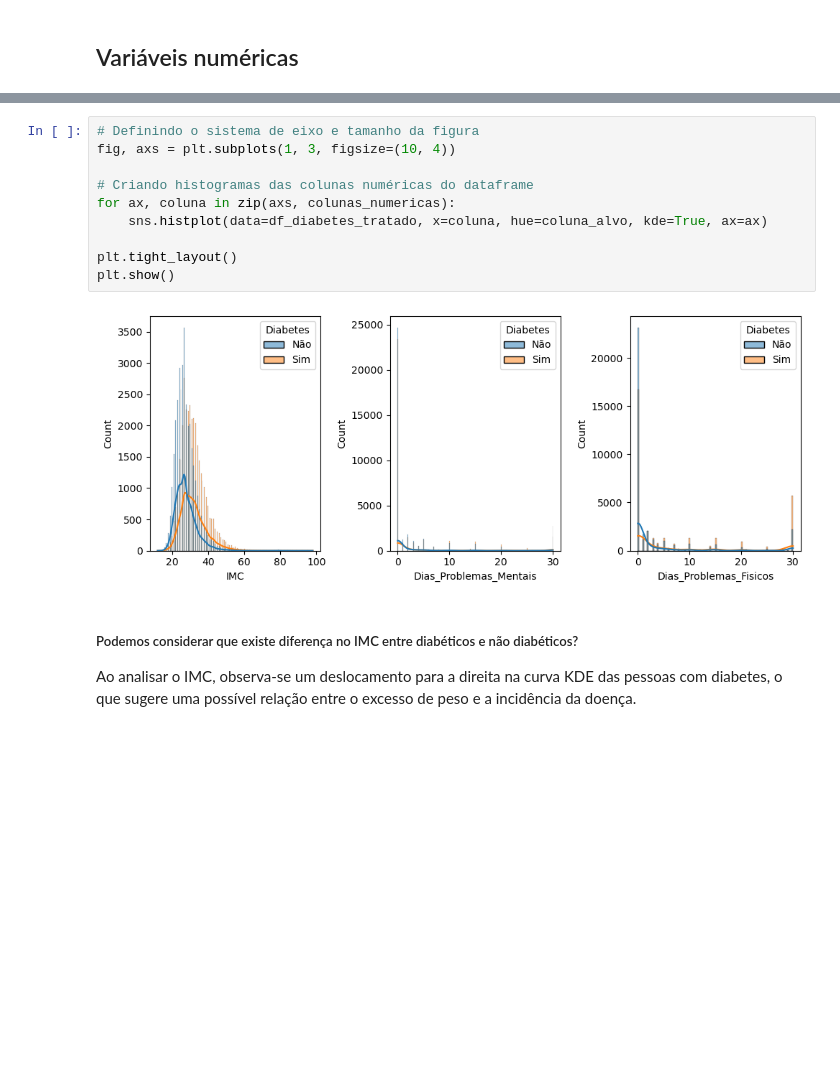
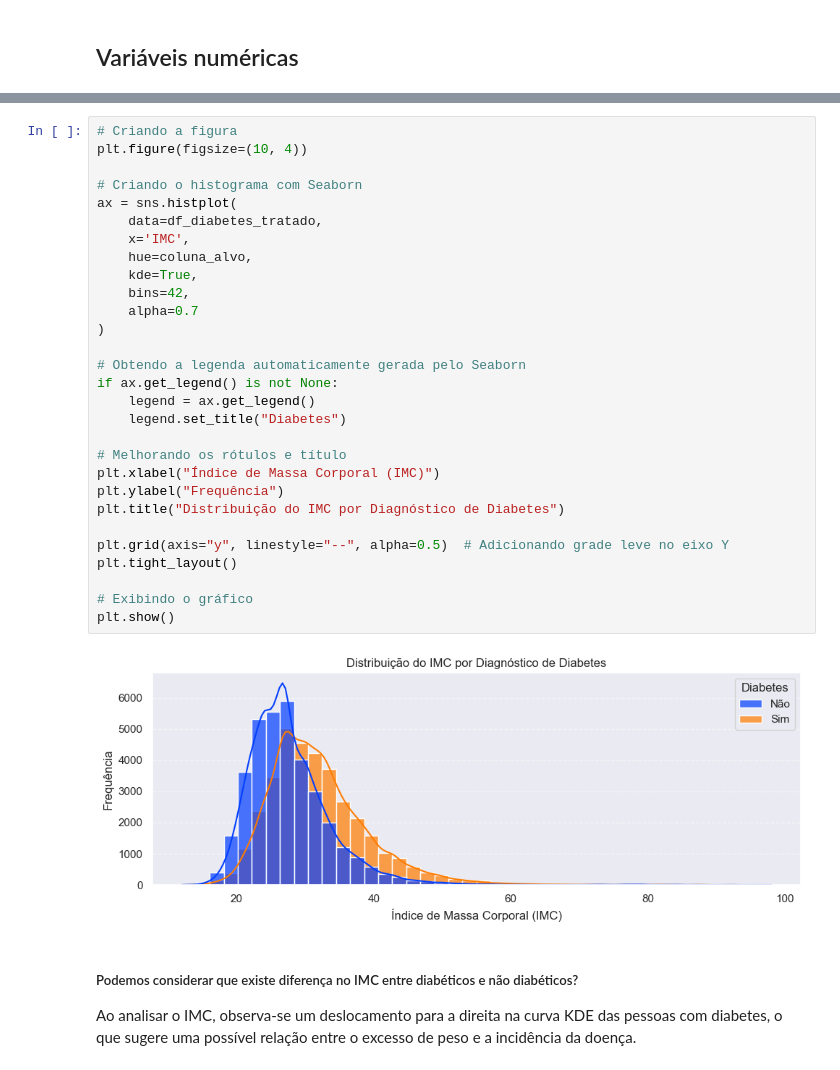
Before and after one commit to DanFalcari/Projeto_diabetes, a Jupyter notebook: notebooks/02_projeto_diabetes_analise_visualizacao_dados.ipynb, the cells around one changed output, grey strips where cells are left out. Cells and saved outputs as stored; diff of their text form; blank space fills up the shorter version.

Commit message:
Alterações imagens e finalização do projeto

```diff
--- a/notebooks/02_projeto_diabetes_analise_visualizacao_dados.ipynb
+++ b/notebooks/02_projeto_diabetes_analise_visualizacao_dados.ipynb
@@ -165,15 +166,34 @@ plt.show()
-# %%
-# Definindo o sistema de eixo e tamanho da figura
-fig, axs = plt.subplots(1, 3, figsize=(10, 4))
-
-# Criando histogramas das colunas numéricas do dataframe
-for ax, coluna in zip(axs, colunas_numericas):
-    sns.histplot(data=df_diabetes_tratado, x=coluna, hue=coluna_alvo, kde=True, ax=ax)
-
-plt.tight_layout()
-plt.show()
-# %% [output]
-[figure, removed]
+# %%
+# Criando a figura
+plt.figure(figsize=(10, 4))
+
+# Criando o histograma com Seaborn
+ax = sns.histplot(
+    data=df_diabetes_tratado,
+    x='IMC',
+    hue=coluna_alvo,
+    kde=True,
+    bins=42,
+    alpha=0.7
+)
+
+# Obtendo a legenda automaticamente gerada pelo Seaborn
+if ax.get_legend() is not None:
+    legend = ax.get_legend()
+    legend.set_title("Diabetes")
+
+# Melhorando os rótulos e título
+plt.xlabel("Índice de Massa Corporal (IMC)")
+plt.ylabel("Frequência")
+plt.title("Distribuição do IMC por Diagnóstico de Diabetes")
+
+plt.grid(axis="y", linestyle="--", alpha=0.5)  # Adicionando grade leve no eixo Y
+plt.tight_layout()
+
+# Exibindo o gráfico
+plt.show()
+# %% [output]
+[figure, added]
 # %% [markdown]
 
 ##### Podemos considerar que existe diferença no IMC entre diabéticos e não diabéticos?
```
Also changed, not shown: parts of 4 cells of this notebook, 2 other files.
